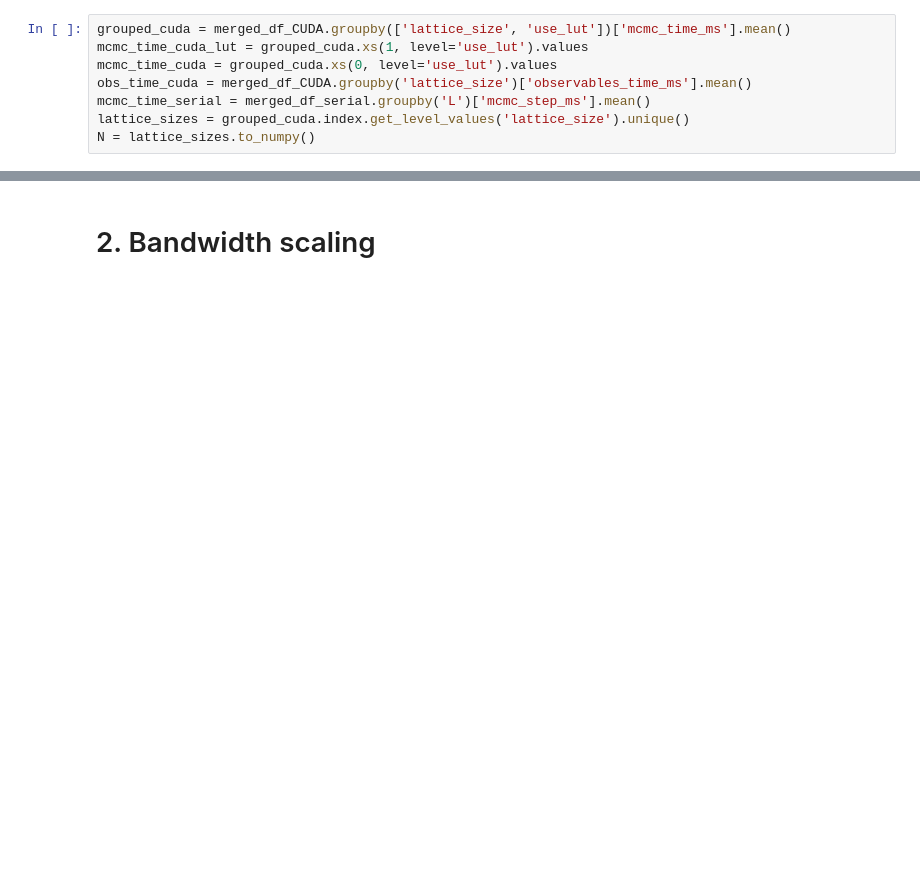
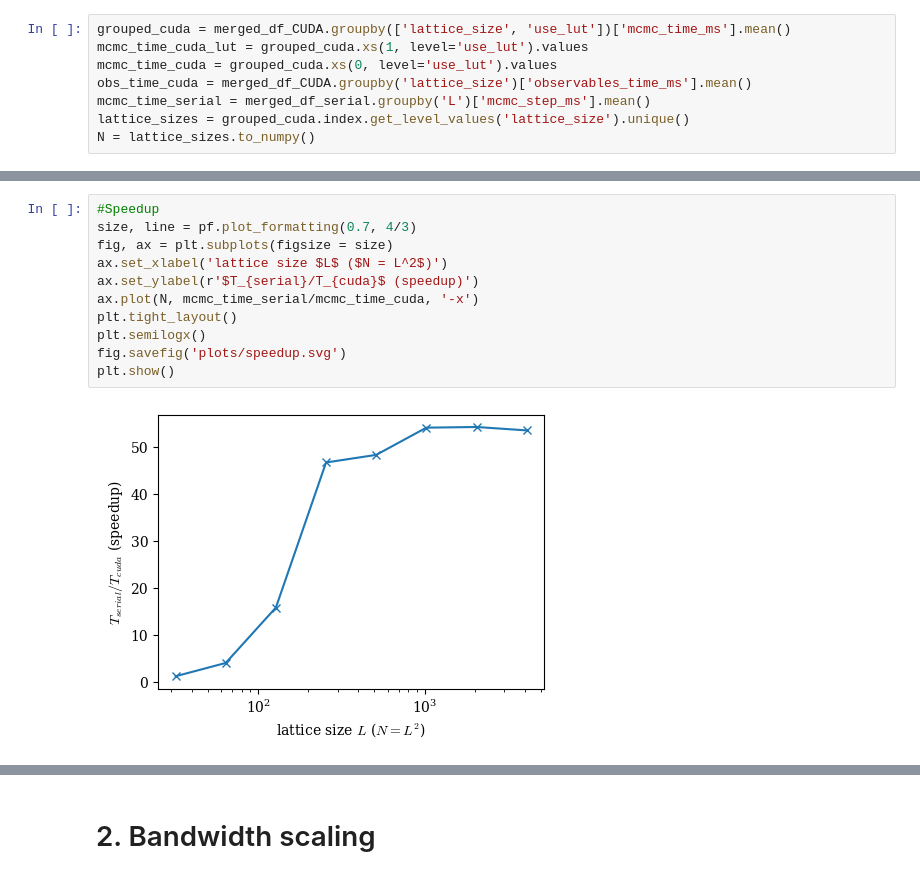
Before and after one commit to GiancarloSaran/ising_cuda, a Jupyter notebook: postproc/performance.ipynb, the cells around one changed output, grey strips where cells are left out. Cells and saved outputs as stored; diff of their text form; blank space fills up the shorter version.

```diff
--- a/postproc/performance.ipynb
+++ b/postproc/performance.ipynb
@@ -70,3 +66,16 @@ plt.show()
+# %%
+#Speedup
+size, line = pf.plot_formatting(0.7, 4/3)
+fig, ax = plt.subplots(figsize = size)
+ax.set_xlabel('lattice size $L$ ($N = L^2$)')
+ax.set_ylabel(r'$T_{serial}/T_{cuda}$ (speedup)')
+ax.plot(N, mcmc_time_serial/mcmc_time_cuda, '-x')
+plt.tight_layout()
+plt.semilogx()
+fig.savefig('plots/speedup.svg')
+plt.show()
+# %% [output]
+[figure, added]
 # %%
 #Millions of spin flips per second
 def mflips(time_ms, N):
```
Also changed, not shown: parts of 9 cells of this notebook, 8 other files.
